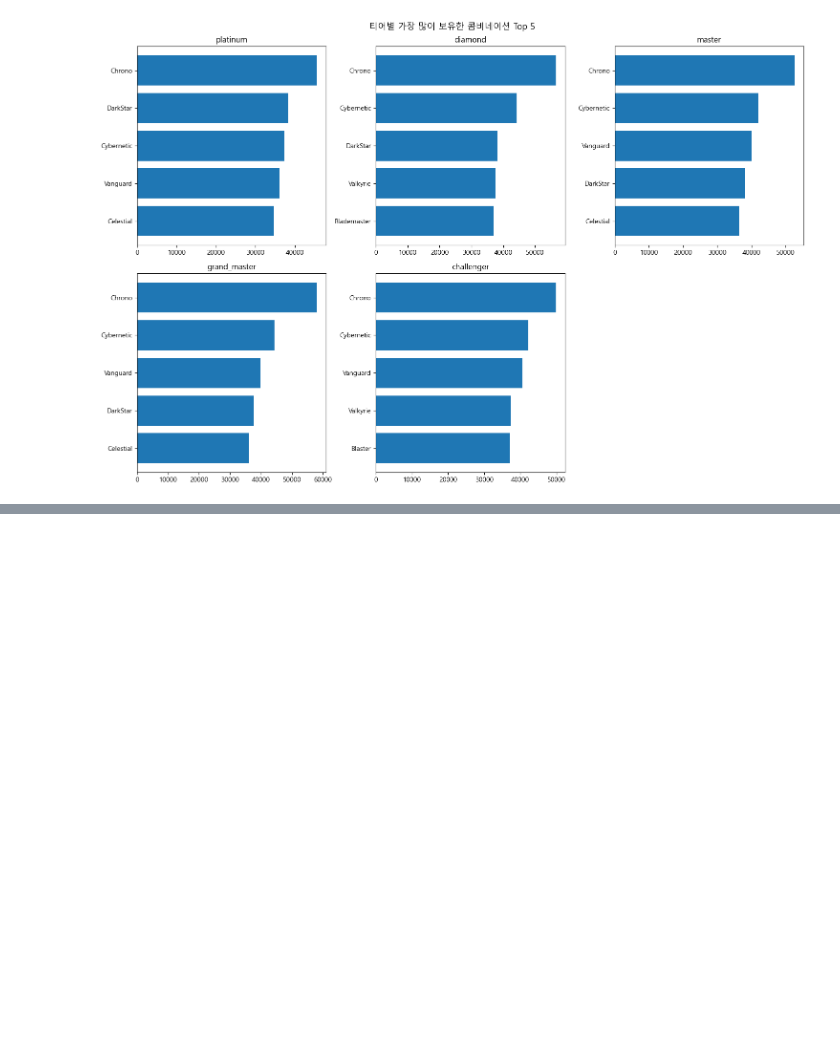
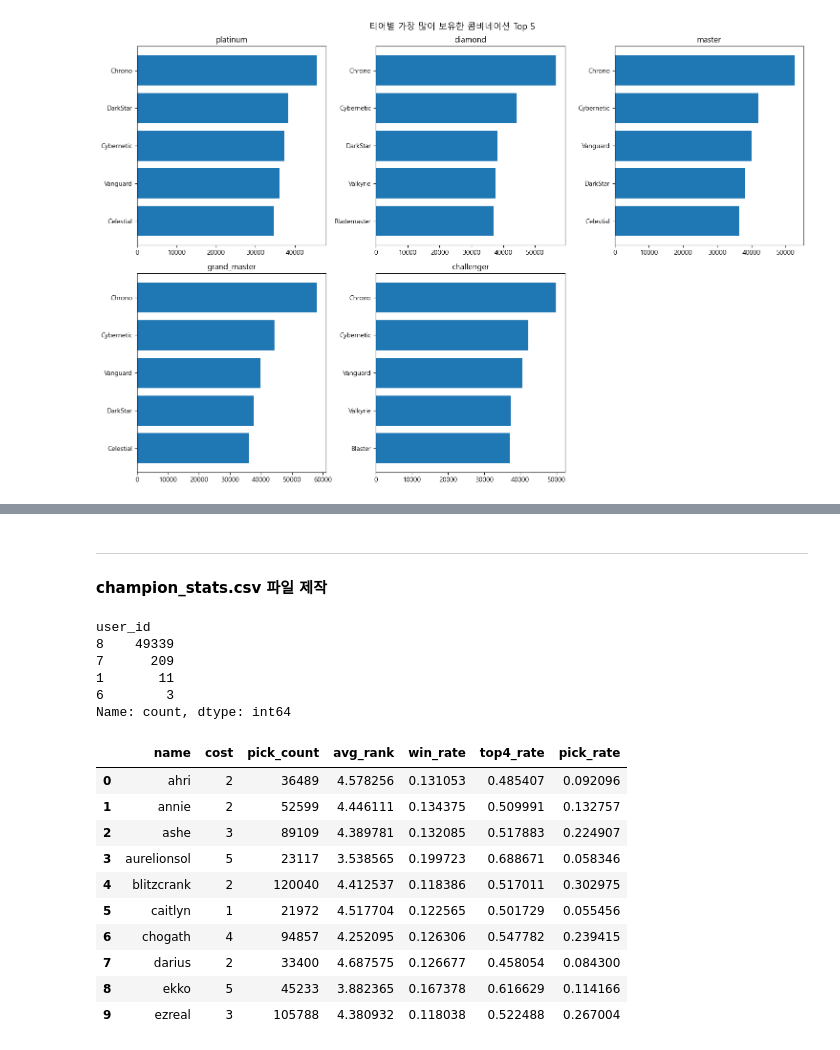
Before and after one commit to hanalo26/Third-project-sparta, a Jupyter notebook: works/Haeun_Baek/Data_Stats_practice_v2.ipynb, the cells around one changed output, grey strips where cells are left out. Drawn from its saved outputs; the diff is of its cells as text; code cells hidden in the pictures; blank space fills up the shorter version.

```diff
--- a/works/Haeun_Baek/Data_Stats_practice_v2.ipynb
+++ b/works/Haeun_Baek/Data_Stats_practice_v2.ipynb
@@ -481,0 +662,42 @@ plt.show()
+# %% [markdown]
+---
+#### champion_stats.csv 파일 제작
+# %%
+# 현재 데이터셋에서 한 게임당 몇 명의 플레이어가 배정되어 있는지 확인
+game_user_count = df_champion.groupby('game_id')['user_id'].nunique()
+print(game_user_count.value_counts())
+# %% [output]
+user_id
+8    49339
+7      209
+1       11
+6        3
+Name: count, dtype: int64
+# %%
+# 전체 유저-게임 수 (gameid + user_id 기준 중복 제거)
+total_user_games = len(df_champ_exploded[['game_id', 'user_id']].drop_duplicates())
+
+# 챔피언별 통계 집계
+champ_stats = df_champ_exploded.groupby(['name', 'cost']).agg(
+    pick_count=('name', 'count'),
+    avg_rank=('ranked', 'mean'),
+    win_rate=('ranked_1', 'mean'),
+    top4_rate=('top4_flag', 'mean')
+).reset_index()
+
+# 픽률 = pick_count(챔피언 단위) / total_user_games(유저-게임 단위)
+champ_stats['pick_rate'] = champ_stats['pick_count'] / total_user_games
+
+display(champ_stats.head(10))
+# %% [output]
+|  | name | cost | pick_count | avg_rank | win_rate | top4_rate | pick_rate |
+| 0 | ahri | 2 | 36489 | 4.578256 | 0.131053 | 0.485407 | 0.092096 |
+| 1 | annie | 2 | 52599 | 4.446111 | 0.134375 | 0.509991 | 0.132757 |
+| 2 | ashe | 3 | 89109 | 4.389781 | 0.132085 | 0.517883 | 0.224907 |
+| 3 | aurelionsol | 5 | 23117 | 3.538565 | 0.199723 | 0.688671 | 0.058346 |
+| 4 | blitzcrank | 2 | 120040 | 4.412537 | 0.118386 | 0.517011 | 0.302975 |
+| 5 | caitlyn | 1 | 21972 | 4.517704 | 0.122565 | 0.501729 | 0.055456 |
+| 6 | chogath | 4 | 94857 | 4.252095 | 0.126306 | 0.547782 | 0.239415 |
+| 7 | darius | 2 | 33400 | 4.687575 | 0.126677 | 0.458054 | 0.084300 |
+| 8 | ekko | 5 | 45233 | 3.882365 | 0.167378 | 0.616629 | 0.114166 |
+| 9 | ezreal | 3 | 105788 | 4.380932 | 0.118038 | 0.522488 | 0.267004 |
```
Also changed, not shown: parts of 29 cells of this notebook.
